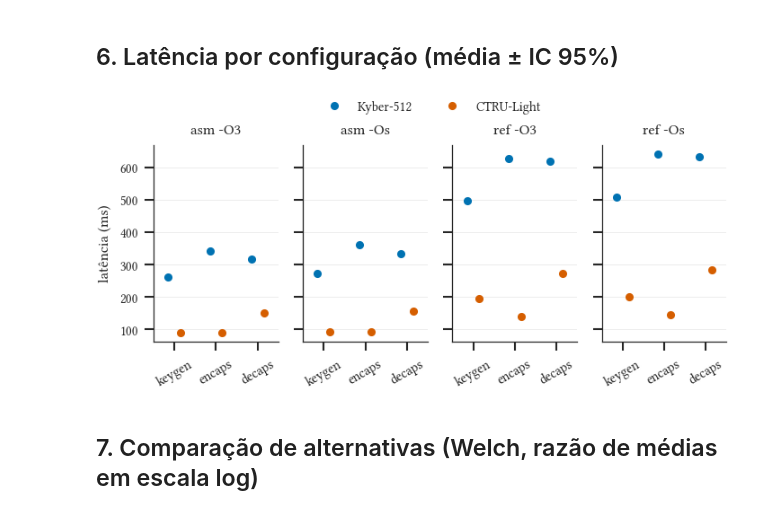
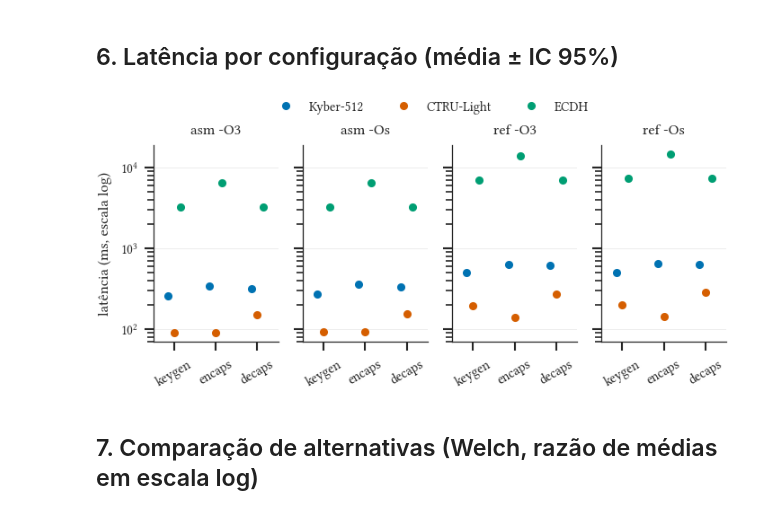
Before and after one commit to eduabdala/project-csap-cmp223, a Jupyter notebook: src/analysis/analise.ipynb, the cells around one changed output. Saved outputs shown, nothing was run; the diff lists cells and outputs as text; code cells hidden in the pictures.

```diff
--- a/src/analysis/analise.ipynb
+++ b/src/analysis/analise.ipynb
@@ -273,23 +279,23 @@ fig.savefig(FIG / "flash.pdf"); fig.savefig(FIG / "flash.png", dpi=300)
 # %%
 kem = df[df.operation != "msgcrypt"].copy()
 kem["cfg"] = kem.variant + " " + kem.optimization
 cols = ["asm -O3", "asm -Os", "ref -O3", "ref -Os"]
 fig, axs = plt.subplots(1, 4, figsize=(TEXTW, 1.9), sharey=True)
 for ax, cfg in zip(axs, cols):
     sub_ = kem[kem.cfg == cfg]
     sns.pointplot(data=sub_, x="operation", y="t_exec_ms", hue="algorithm", ax=ax,
-                  order=["keygen", "encaps", "decaps"], hue_order=["kyber512", "ctru-light"],
+                  order=["keygen", "encaps", "decaps"], hue_order=["kyber512", "ctru-light", "ecdh"],
                   palette=PAL, errorbar=("ci", 95), dodge=0.3, linestyle="none",
                   markersize=3, err_kws={"linewidth": 0.8}, legend=(cfg == cols[0]))
     ax.set_title(cfg); ax.set_xlabel(""); ax.tick_params(axis="x", rotation=30)
-axs[0].set_ylabel("latência (ms)")
+axs[0].set_yscale("log"); axs[0].set_ylabel("latência (ms, escala log)")
 h, l = axs[0].get_legend_handles_labels(); axs[0].get_legend().remove()
-fig.legend(h, [LABEL[x] for x in l], loc="upper center", ncol=2, frameon=False,
+fig.legend(h, [LABEL[x] for x in l], loc="upper center", ncol=3, frameon=False,
            bbox_to_anchor=(0.5, 1.10))
 sns.despine(fig)
 fig.savefig(FIG / "latency.pdf"); fig.savefig(FIG / "latency.png", dpi=300)
 # %% [output]
-[figure, old version]
+[figure, new version]
 # %% [markdown]
 ## 7. Comparação de alternativas (Welch, razão de médias em escala log)
 # %%
```
Also changed, not shown: parts of 15 cells of this notebook, 14 other files.
